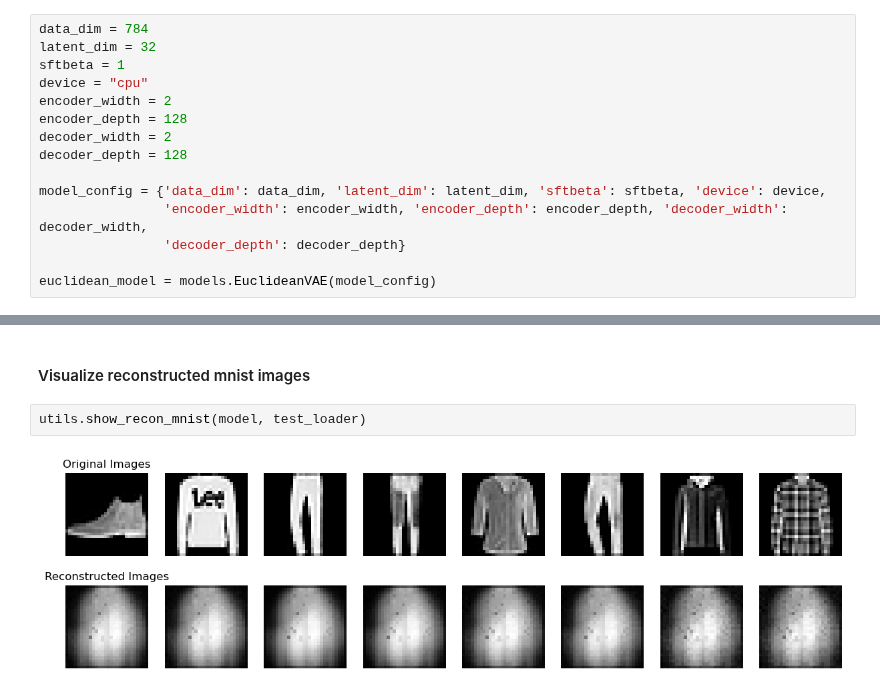
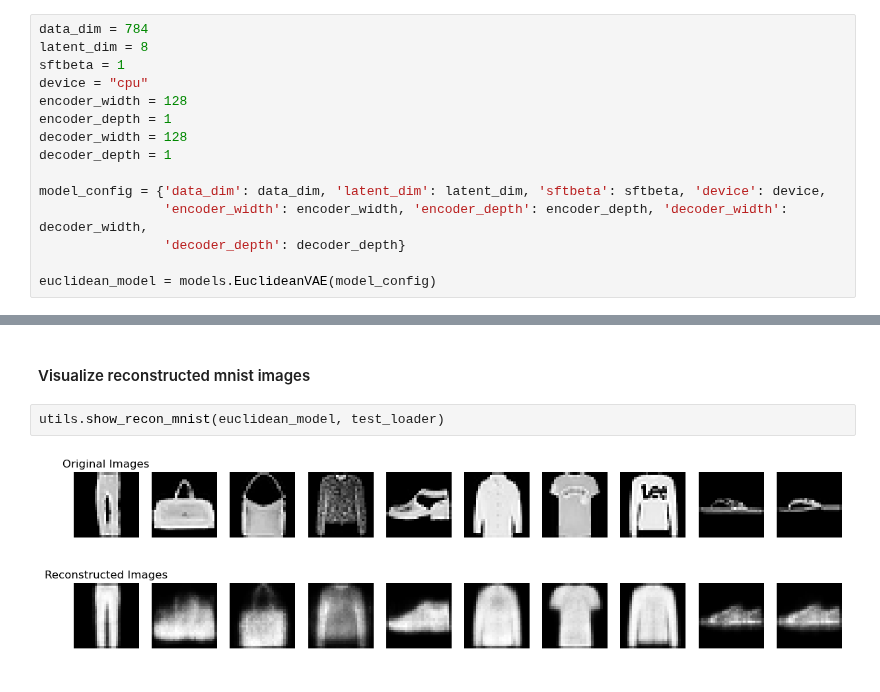
Before and after one commit to graeps/TopoGeoAEs, a Jupyter notebook: experiments/euclidean_vae.ipynb, the cells around one changed output, grey strips where cells are left out. Cells and saved outputs as stored; diff of their text form.

```diff
--- a/experiments/euclidean_vae.ipynb
+++ b/experiments/euclidean_vae.ipynb
@@ -42,13 +41,13 @@ train_loader, test_loader = dataloader
 ### Model
 # %%
 data_dim = 784
-latent_dim = 32
+latent_dim = 8
 sftbeta = 1
 device = "cpu"
-encoder_width = 2
-encoder_depth = 128
-decoder_width = 2
-decoder_depth = 128
+encoder_width = 128
+encoder_depth = 1
+decoder_width = 128
+decoder_depth = 1
 
 model_config = {'data_dim': data_dim, 'latent_dim': latent_dim, 'sftbeta': sftbeta, 'device': device,
                 'encoder_width': encoder_width, 'encoder_depth': encoder_depth, 'decoder_width': decoder_width,
@@ -122,6 +115,6 @@ utils.plot_posterior_params(model, test_loader)
 # %% [markdown]
 #### Visualize reconstructed mnist images
 # %%
-utils.show_recon_mnist(model, test_loader)
+utils.show_recon_mnist(euclidean_model, test_loader)
 # %% [output]
-[figure, old version]
+[figure, new version]
```
Also changed, not shown: parts of 10 cells of this notebook, 9 other files.
